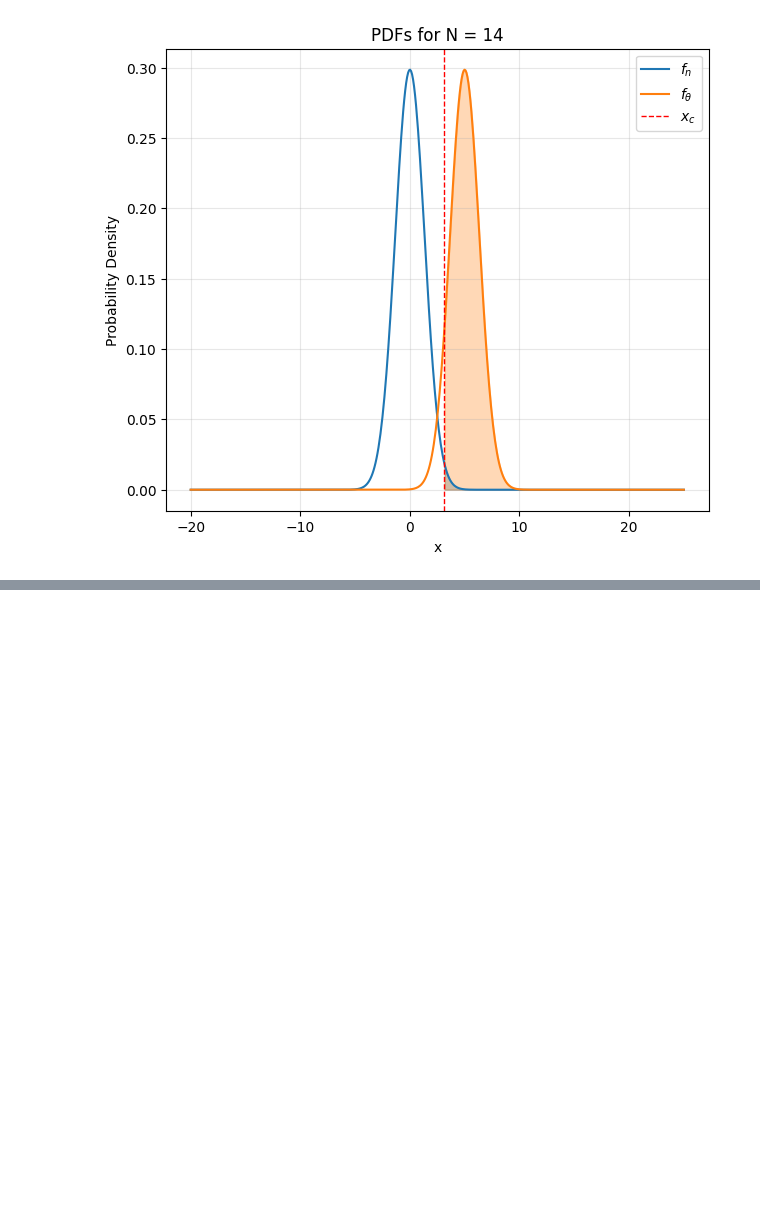
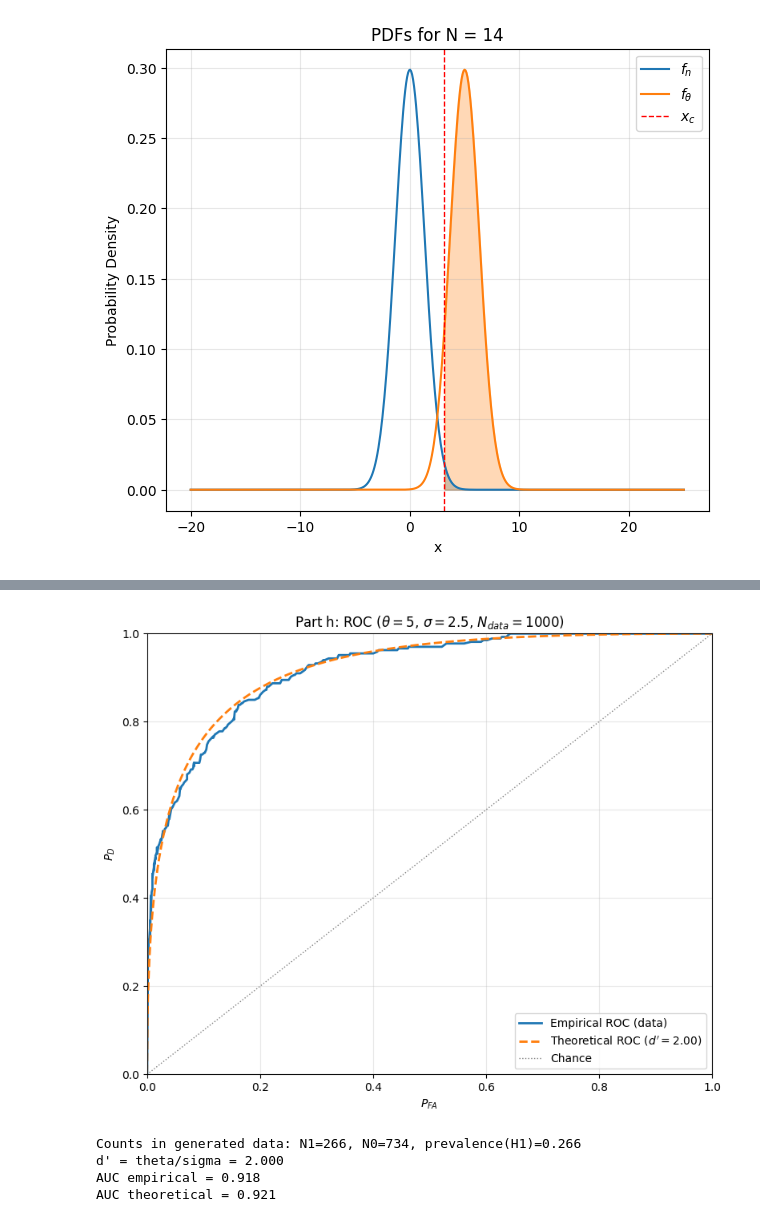
Before and after one commit to Twaal/Statistical_Signal_Processing_IN5340, a Jupyter notebook: Project_3/project_3.ipynb, the cells around one changed output, grey strips where cells are left out. Cells and saved outputs as stored; diff of their text form; code cells hidden in the pictures; blank space fills up the shorter version.

```diff
--- a/Project_3/project_3.ipynb
+++ b/Project_3/project_3.ipynb
@@ -318,0 +471,62 @@ Verification at N = 14:
+# %%
+from scipy.stats import norm as norm_dist
+import numpy as np
+import matplotlib.pyplot as plt
+
+theta = 5
+sigma = 2.5
+nData = 1000
+
+# True data generation from assignment (fewer 1's than 0's)
+rng = np.random.default_rng(123)
+s = theta * (rng.standard_normal(nData) >= 1 / np.sqrt(2)).astype(float)
+x = s + sigma * rng.standard_normal(nData)
+labels = (s > 0).astype(int)
+
+n1 = int(labels.sum())
+n0 = int((labels == 0).sum())
+
+# Empirical ROC (threshold sweep)
+thresholds = np.linspace(x.min() - 1.0, x.max() + 1.0, 700)
+pfa_emp = np.array([np.mean(x[labels == 0] >= t) for t in thresholds])
+pd_emp = np.array([np.mean(x[labels == 1] >= t) for t in thresholds])
+
+# Sort by P_FA for stable plotting/integration
+order = np.argsort(pfa_emp)
+pfa_emp_sorted = pfa_emp[order]
+pd_emp_sorted = pd_emp[order]
+
+# Theoretical ROC for one-sample detector: P_D = Q(Q^{-1}(P_FA) - d')
+d_prime = theta / sigma
+pfa_grid = np.linspace(1e-6, 1 - 1e-6, 1200)
+pd_theory = norm_dist.sf(norm_dist.isf(pfa_grid) - d_prime)
+
+# Plot
+fig, ax = plt.subplots(figsize=(8, 6.5))
+ax.plot(pfa_emp_sorted, pd_emp_sorted, linewidth=2.0, label='Empirical ROC (data)')
+ax.plot(pfa_grid, pd_theory, '--', linewidth=2.0, label=rf'Theoretical ROC ($d^\prime={d_prime:.2f}$)')
+ax.plot([0, 1], [0, 1], ':', color='gray', linewidth=1.0, label='Chance')
+
+ax.set_title(rf'Part h: ROC ($\theta={theta}$, $\sigma={sigma}$, $N_{{data}}={nData}$)')
+ax.set_xlabel(r'$P_{FA}$')
+ax.set_ylabel(r'$P_D$')
+ax.set_xlim(0, 1)
+ax.set_ylim(0, 1)
+ax.grid(True, alpha=0.3)
+ax.legend(loc='lower right')
+plt.tight_layout()
+plt.show()
+
+auc_emp = np.trapezoid(pd_emp_sorted, pfa_emp_sorted)
+auc_theory = np.trapezoid(pd_theory, pfa_grid)
+
+print(f"Counts in generated data: N1={n1}, N0={n0}, prevalence(H1)={n1/nData:.3f}")
+print(f"d' = theta/sigma = {d_prime:.3f}")
+print(f"AUC empirical = {auc_emp:.3f}")
+print(f"AUC theoretical = {auc_theory:.3f}")
+# %% [output]
+[figure, added]
+Counts in generated data: N1=266, N0=734, prevalence(H1)=0.266
+d' = theta/sigma = 2.000
+AUC empirical = 0.918
+AUC theoretical = 0.921
```
Also changed, not shown: parts of 9 cells of this notebook, 10 other files.
